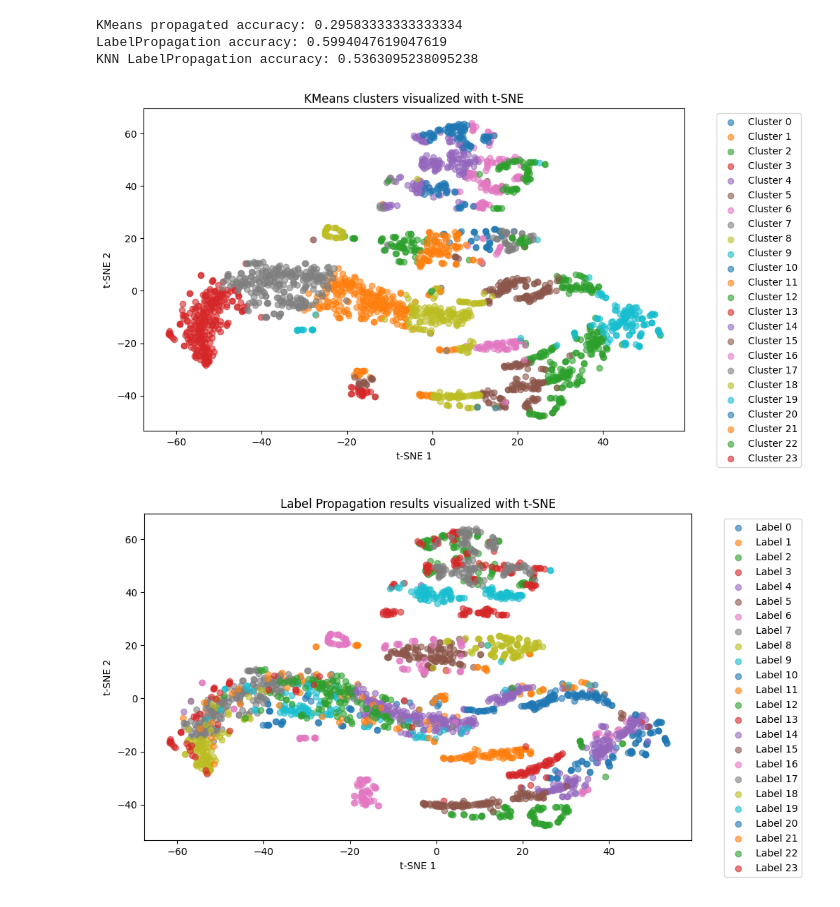
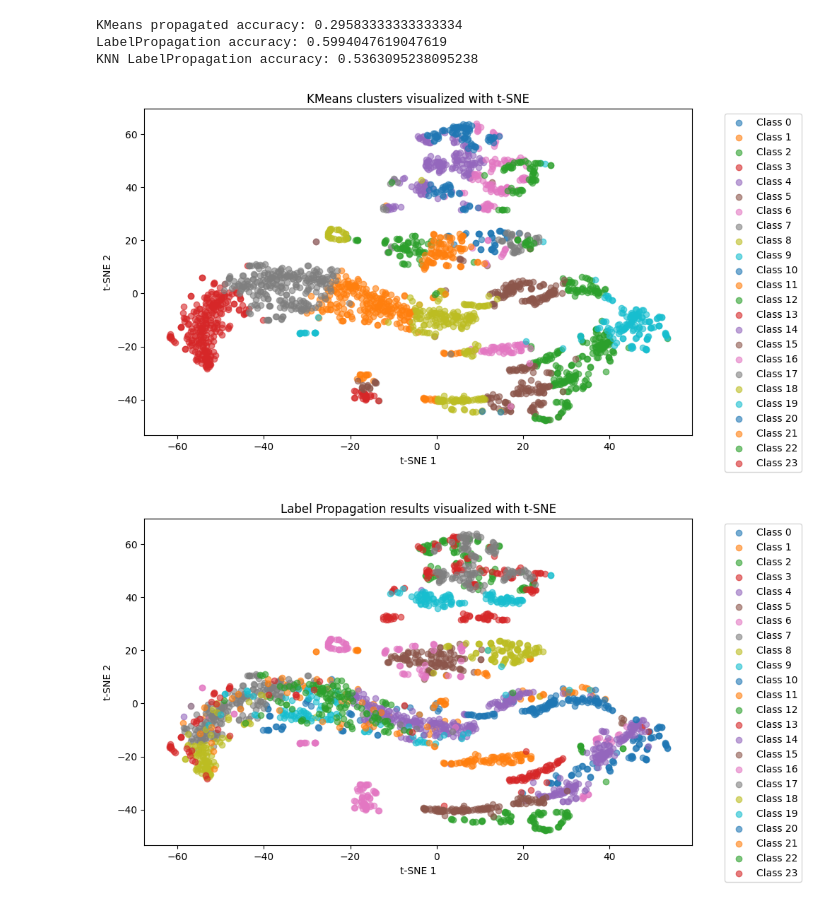
Before and after one commit to ceciliasant/NATOhackathon1, a Jupyter notebook: finalWorkflow.ipynb, the cells around one changed output. Cells and saved outputs as stored; diff of their text form; code cells hidden in the pictures.

```diff
--- a/finalWorkflow.ipynb
+++ b/finalWorkflow.ipynb
@@ -149,17 +149,17 @@ features_2d = tsne.fit_transform(features_pca)
 # %%
 plt.figure(figsize=(10, 6))
 
 for cluster_id in np.unique(kmeans.labels_):
     idx = kmeans.labels_ == cluster_id
-    plt.scatter(features_2d[idx, 0], features_2d[idx, 1], label=f'Cluster {cluster_id}', alpha=0.6)
+    plt.scatter(features_2d[idx, 0], features_2d[idx, 1], label=f'Class {cluster_id}', alpha=0.6)
 
 plt.xlabel('t-SNE 1')
 plt.ylabel('t-SNE 2')
 plt.title('KMeans clusters visualized with t-SNE')
 plt.legend(bbox_to_anchor=(1.05, 1), loc='upper left')
 plt.show()
 # %% [output]
-[figure, old version]
+[figure, new version]
 # %%
 plt.figure(figsize=(10, 6))
 
```
Also changed, not shown: parts of 1 cell of this notebook.
